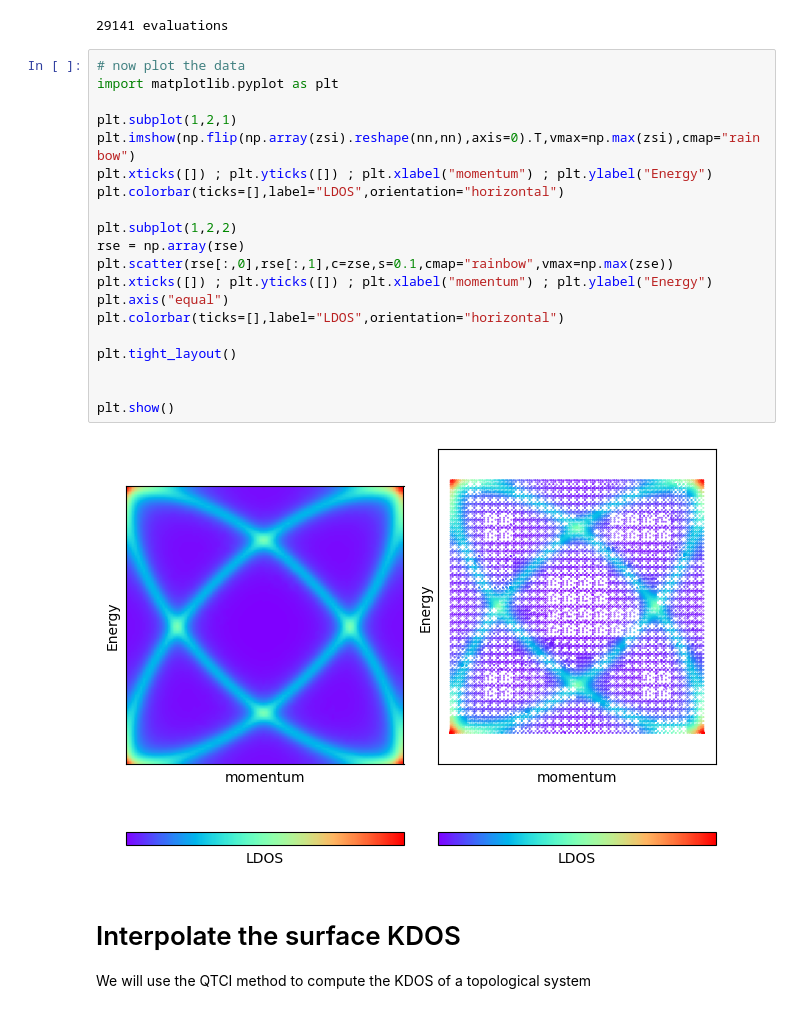
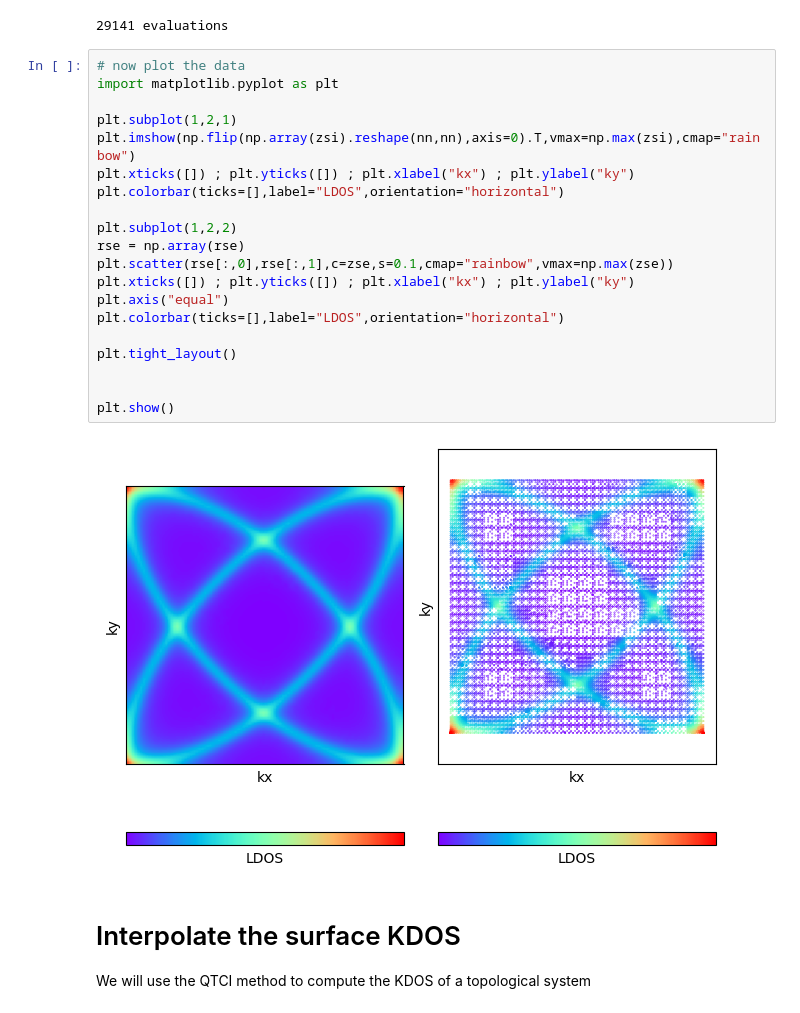
Before and after one commit to yzhaoo/qtcipy, a Jupyter notebook: examples/electronic_structure/main.ipynb, the cells around one changed output. Cells and saved outputs as stored; diff of their text form.

```diff
--- a/examples/electronic_structure/main.ipynb
+++ b/examples/electronic_structure/main.ipynb
@@ -51,25 +51,25 @@ for x in xs:
 # %%
 # now plot the data
 import matplotlib.pyplot as plt
 
 plt.subplot(1,2,1)
 plt.imshow(np.flip(np.array(zsi).reshape(nn,nn),axis=0).T,vmax=np.max(zsi),cmap="rainbow")
-plt.xticks([]) ; plt.yticks([]) ; plt.xlabel("momentum") ; plt.ylabel("Energy")
+plt.xticks([]) ; plt.yticks([]) ; plt.xlabel("kx") ; plt.ylabel("ky")
 plt.colorbar(ticks=[],label="LDOS",orientation="horizontal")
 
 plt.subplot(1,2,2)
 rse = np.array(rse)
 plt.scatter(rse[:,0],rse[:,1],c=zse,s=0.1,cmap="rainbow",vmax=np.max(zse))
-plt.xticks([]) ; plt.yticks([]) ; plt.xlabel("momentum") ; plt.ylabel("Energy")
+plt.xticks([]) ; plt.yticks([]) ; plt.xlabel("kx") ; plt.ylabel("ky")
 plt.axis("equal")
 plt.colorbar(ticks=[],label="LDOS",orientation="horizontal")
 
 plt.tight_layout()
 
 
 plt.show()
 # %% [output]
-[figure, old version]
+[figure, new version]
 # %% [markdown]
 # Interpolate the surface KDOS
 We will use the QTCI method to compute the KDOS of a topological system
```
